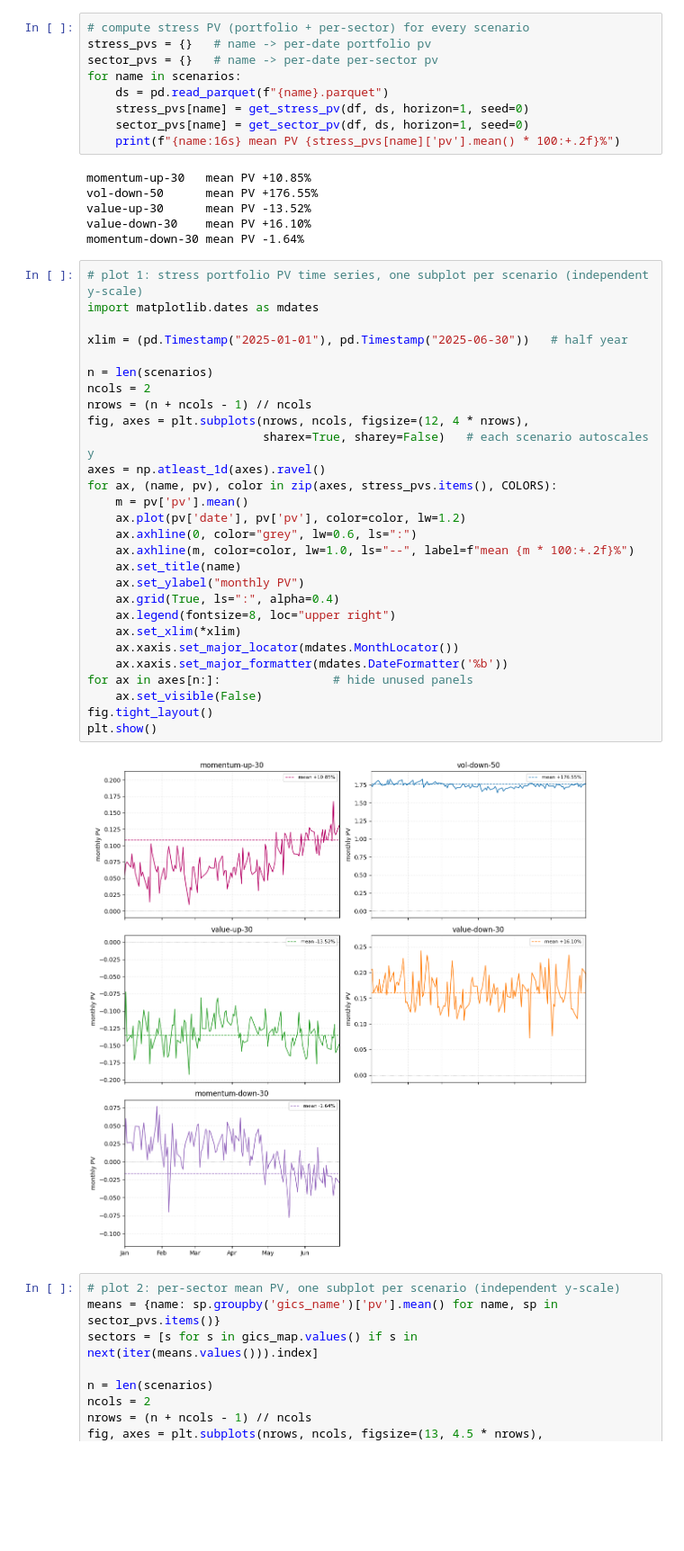
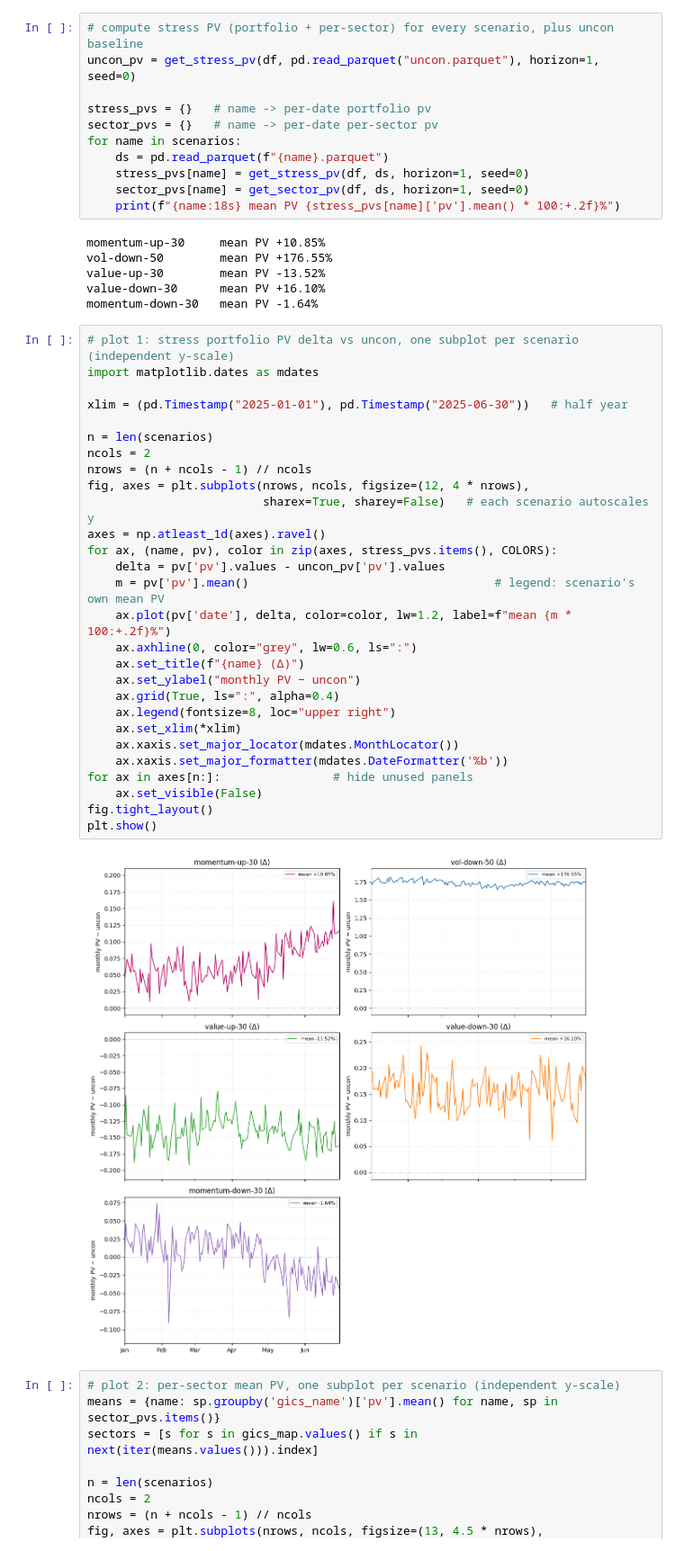
Before and after one commit to yryMax/TailEnhancedFinDiff, a Jupyter notebook: gics.ipynb, the cells around one changed output. Shown at 90% size. Drawn from its saved outputs; the diff is of its cells as text; blank space fills up the shorter version.

```diff
--- a/gics.ipynb
+++ b/gics.ipynb
@@ -58,12 +58,14 @@ def get_sector_pv(df, df_stress, horizon=22, seed=None):
             rows.append((date, k, w[idx] @ stock_pv[idx]))
     return pd.DataFrame(rows, columns=['date', 'gics_name', 'pv'])
 # %%
-# compute stress PV (portfolio + per-sector) for every scenario
+# compute stress PV (portfolio + per-sector) for every scenario, plus uncon baseline
+uncon_pv = get_stress_pv(df, pd.read_parquet("uncon.parquet"), horizon=1, seed=0)
+
 stress_pvs = {}   # name -> per-date portfolio pv
 sector_pvs = {}   # name -> per-date per-sector pv
 for name in scenarios:
     ds = pd.read_parquet(f"{name}.parquet")
     stress_pvs[name] = get_stress_pv(df, ds, horizon=1, seed=0)
     sector_pvs[name] = get_sector_pv(df, ds, horizon=1, seed=0)
-    print(f"{name:16s} mean PV {stress_pvs[name]['pv'].mean() * 100:+.2f}%")
+    print(f"{name:18s} mean PV {stress_pvs[name]['pv'].mean() * 100:+.2f}%")
 # %% [output]
@@ -75,33 +77,33 @@ momentum-down-30 mean PV -1.64%
 # %%
-# plot 1: stress portfolio PV time series, one subplot per scenario (independent y-scale)
+# plot 1: stress portfolio PV delta vs uncon, one subplot per scenario (independent y-scale)
 import matplotlib.dates as mdates
 
 xlim = (pd.Timestamp("2025-01-01"), pd.Timestamp("2025-06-30"))   # half year
 
 n = len(scenarios)
 ncols = 2
 nrows = (n + ncols - 1) // ncols
 fig, axes = plt.subplots(nrows, ncols, figsize=(12, 4 * nrows),
                          sharex=True, sharey=False)   # each scenario autoscales y
 axes = np.atleast_1d(axes).ravel()
 for ax, (name, pv), color in zip(axes, stress_pvs.items(), COLORS):
-    m = pv['pv'].mean()
-    ax.plot(pv['date'], pv['pv'], color=color, lw=1.2)
+    delta = pv['pv'].values - uncon_pv['pv'].values
+    m = pv['pv'].mean()                                   # legend: scenario's own mean PV
+    ax.plot(pv['date'], delta, color=color, lw=1.2, label=f"mean {m * 100:+.2f}%")
     ax.axhline(0, color="grey", lw=0.6, ls=":")
-    ax.axhline(m, color=color, lw=1.0, ls="--", label=f"mean {m * 100:+.2f}%")
-    ax.set_title(name)
-    ax.set_ylabel("monthly PV")
+    ax.set_title(f"{name} (Δ)")
+    ax.set_ylabel("monthly PV − uncon")
     ax.grid(True, ls=":", alpha=0.4)
     ax.legend(fontsize=8, loc="upper right")
     ax.set_xlim(*xlim)
     ax.xaxis.set_major_locator(mdates.MonthLocator())
     ax.xaxis.set_major_formatter(mdates.DateFormatter('%b'))
 for ax in axes[n:]:                # hide unused panels
     ax.set_visible(False)
 fig.tight_layout()
 plt.show()
 # %% [output]
-[figure, old version]
+[figure, new version]
 # %%
 # plot 2: per-sector mean PV, one subplot per scenario (independent y-scale)
 means = {name: sp.groupby('gics_name')['pv'].mean() for name, sp in sector_pvs.items()}
```
